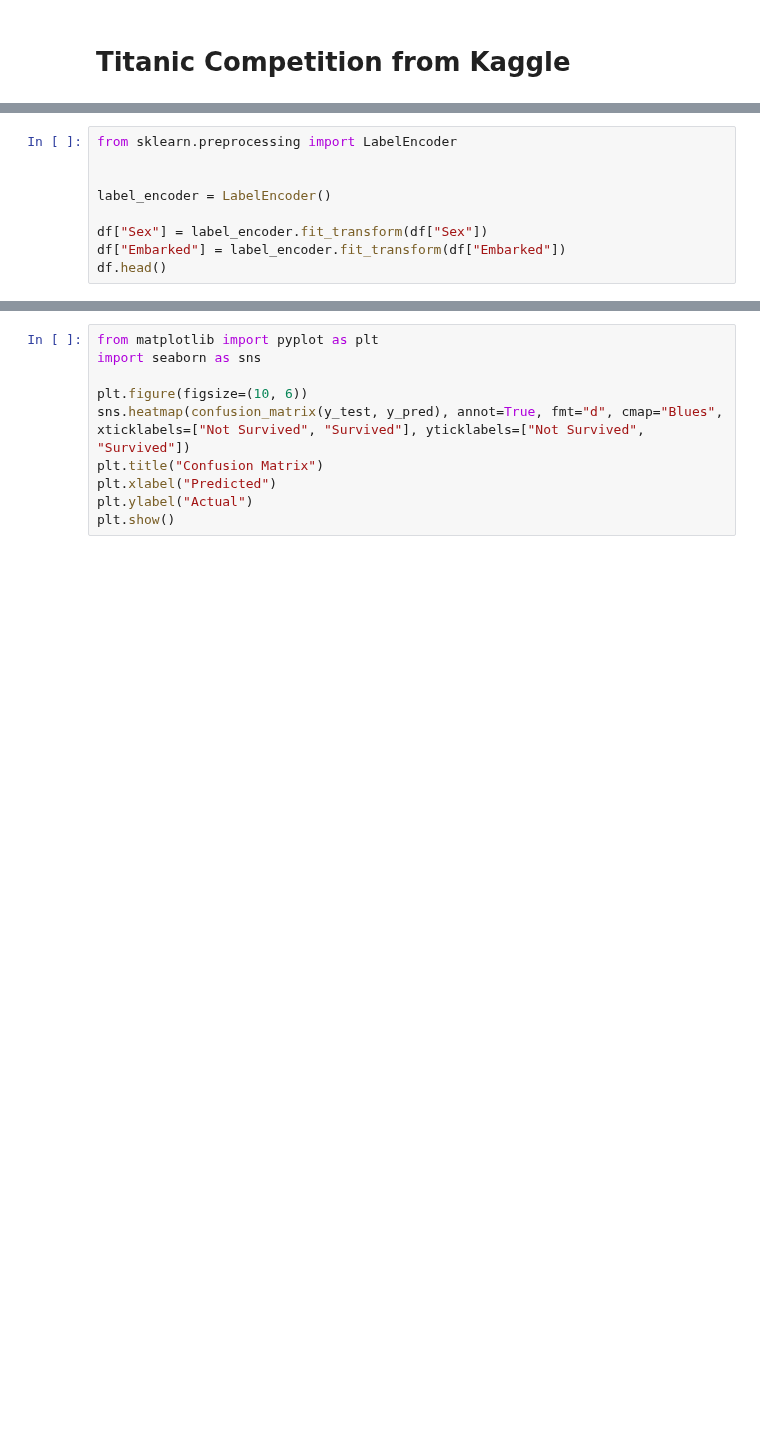
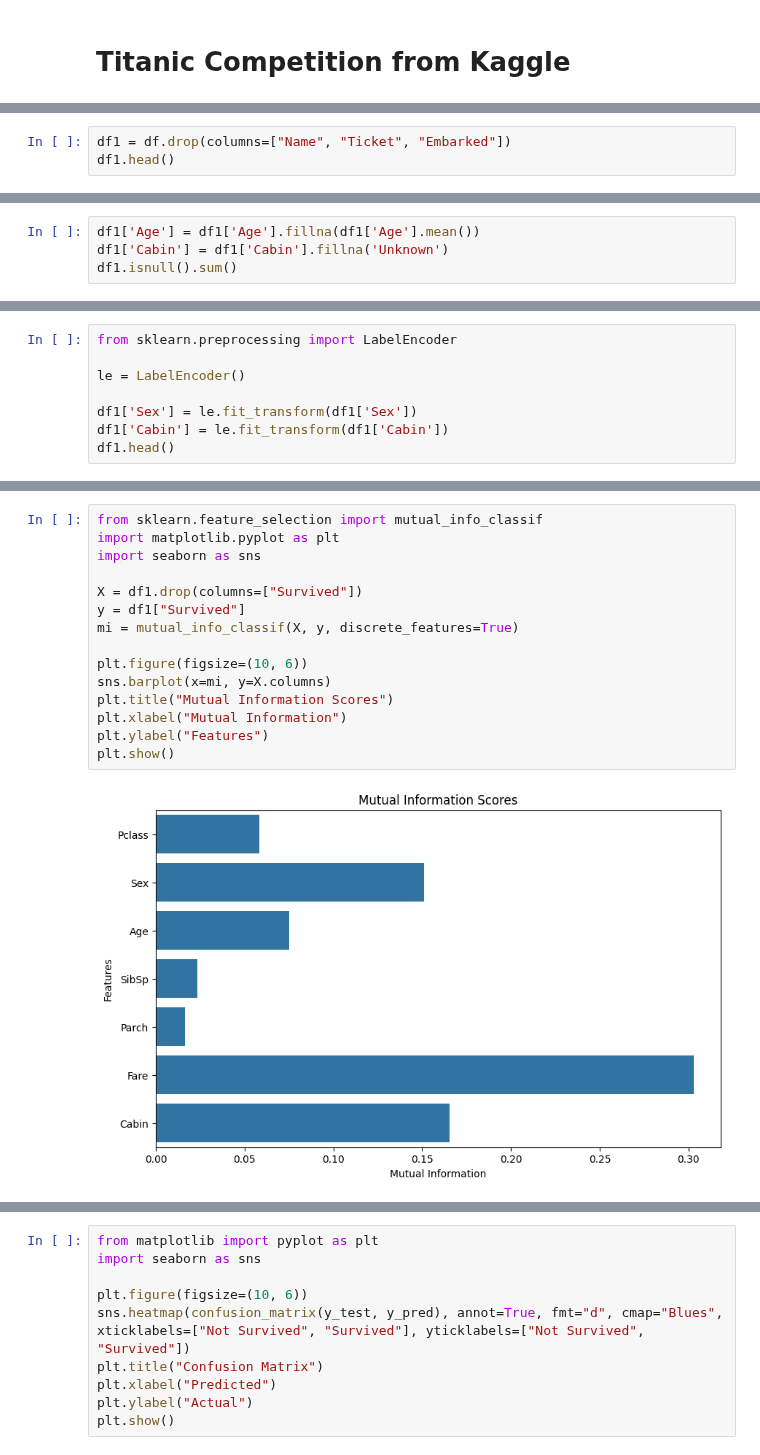
Before and after one commit to Arawat99/notebook, a Jupyter notebook: titanic.ipynb, the cells around one changed output, grey strips where cells are left out. Saved outputs shown, nothing was run; the diff lists cells and outputs as text; blank space fills up the shorter version.

```diff
--- a/titanic.ipynb
+++ b/titanic.ipynb
@@ -61,9 +25,0 @@ dtype: int64
-# %%
-from sklearn.preprocessing import LabelEncoder
-
-
-label_encoder = LabelEncoder()
-
-df["Sex"] = label_encoder.fit_transform(df["Sex"])
-df["Embarked"] = label_encoder.fit_transform(df["Embarked"])
-df.head()
@@ -100,0 +73,3 @@ Name: Survived, dtype: int64
+# %%
+df1 = df.drop(columns=["Name", "Ticket", "Embarked"])
+df1.head()
@@ -100,0 +96,4 @@ Name: Survived, dtype: int64
+# %%
+df1['Age'] = df1['Age'].fillna(df1['Age'].mean())
+df1['Cabin'] = df1['Cabin'].fillna('Unknown')
+df1.isnull().sum()
@@ -100,0 +120,8 @@ Name: Survived, dtype: int64
+# %%
+from sklearn.preprocessing import LabelEncoder
+
+le = LabelEncoder()
+
+df1['Sex'] = le.fit_transform(df1['Sex'])
+df1['Cabin'] = le.fit_transform(df1['Cabin'])
+df1.head()
@@ -100,0 +136,17 @@ Name: Survived, dtype: int64
+# %%
+from sklearn.feature_selection import mutual_info_classif
+import matplotlib.pyplot as plt
+import seaborn as sns
+
+X = df1.drop(columns=["Survived"])
+y = df1["Survived"]
+mi = mutual_info_classif(X, y, discrete_features=True)
+
+plt.figure(figsize=(10, 6))
+sns.barplot(x=mi, y=X.columns)
+plt.title("Mutual Information Scores")
+plt.xlabel("Mutual Information")
+plt.ylabel("Features")
+plt.show()
+# %% [output]
+[figure, added]
```
Also changed, not shown: parts of 46 cells of this notebook, 1 other file.
